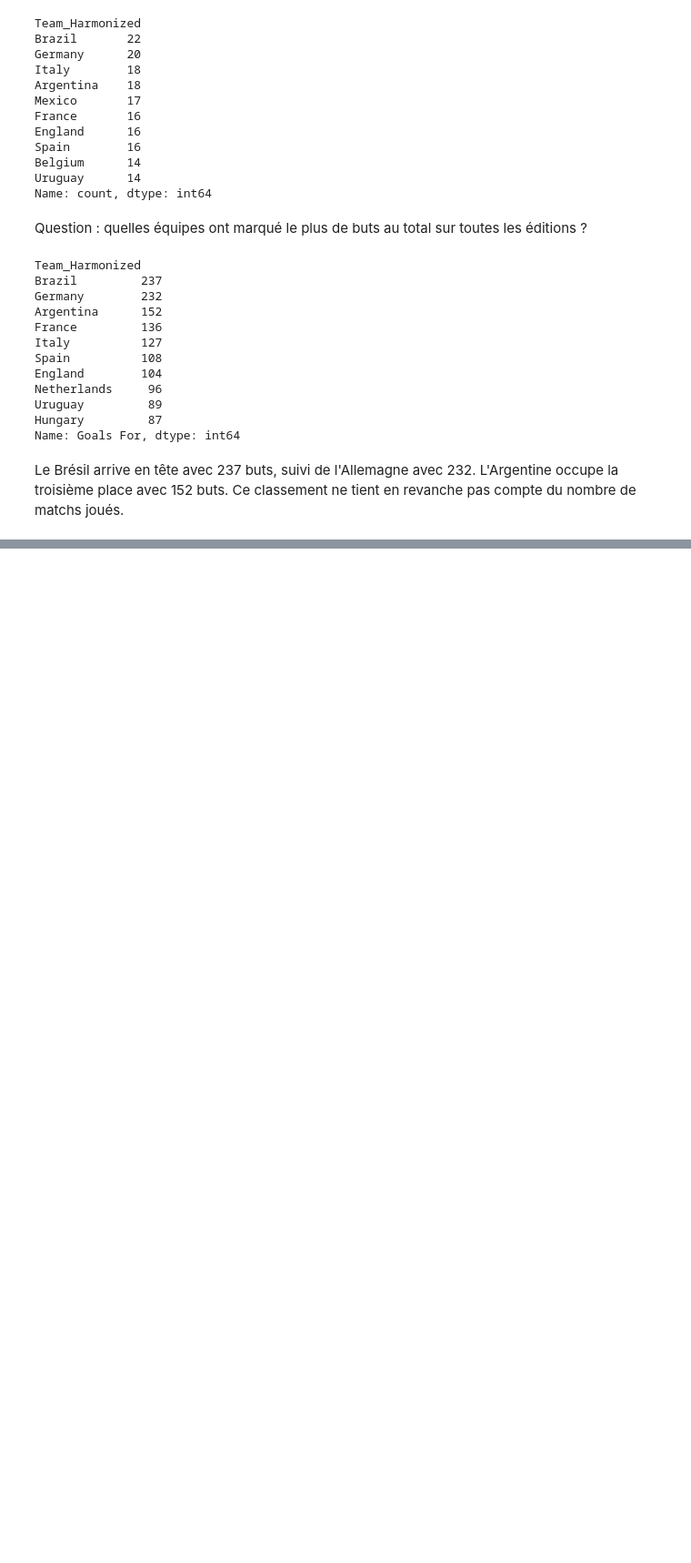
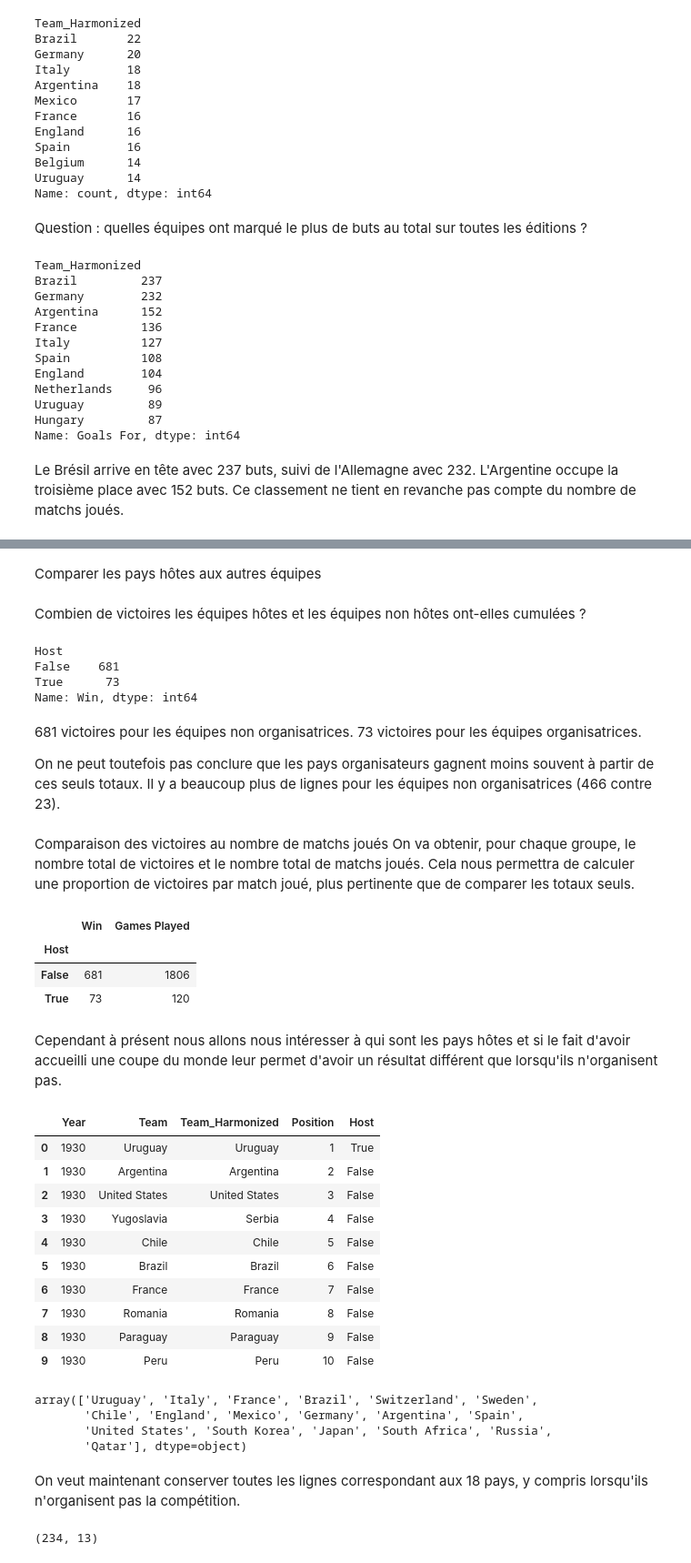
Before and after one commit to Chrilap95/Projet-fil-rouge, a Jupyter notebook: notebooks/03_analyse_fifa.ipynb, the cells around one changed output, grey strips where cells are left out. Shown at 91% size. Drawn from its saved outputs; the diff is of its cells as text; code cells hidden in the pictures; blank space fills up the shorter version.

Commit message:
Analyse comparative des pays hotes

```diff
--- a/notebooks/03_analyse_fifa.ipynb
+++ b/notebooks/03_analyse_fifa.ipynb
@@ -104,0 +201,61 @@ Le Brésil arrive en tête avec 237 buts, suivi de l'Allemagne avec 232. L'Argen
+# %% [markdown]
+Comparer les pays hôtes aux autres équipes
+# %% [markdown]
+Combien de victoires les équipes hôtes et les équipes non hôtes ont-elles cumulées ?
+# %%
+df_fifa.groupby("Host")["Win"].sum()
+# %% [output]
+Host
+False    681
+True      73
+Name: Win, dtype: int64
+# %% [markdown]
+681 victoires pour les équipes non organisatrices.
+73 victoires pour les équipes organisatrices.
+
+On ne peut toutefois pas conclure que les pays organisateurs gagnent moins souvent à partir de ces seuls totaux. Il y a beaucoup plus de lignes pour les équipes non organisatrices (466 contre 23).
+# %% [markdown]
+Comparaison des victoires au nombre de matchs joués
+On va obtenir, pour chaque groupe, le nombre total de victoires et le nombre total de matchs joués. Cela nous permettra de calculer une proportion de victoires par match joué, plus pertinente que de comparer les totaux seuls.
+# %%
+df_fifa.groupby("Host")[["Win", "Games Played"]].sum()
+# %% [output]
+|  | Win | Games Played |
+| Host |  |  |
+| False | 681 | 1806 |
+| True | 73 | 120 |
+# %% [markdown]
+Cependant à présent nous allons nous intéresser à qui sont les pays hôtes et si le fait d'avoir accueilli une coupe du monde leur permet d'avoir un résultat différent que lorsqu'ils n'organisent pas.
+# %%
+df_fifa[["Year", "Team", "Team_Harmonized", "Position", "Host"]].head(10)
+# %% [output]
+|  | Year | Team | Team_Harmonized | Position | Host |
+| 0 | 1930 | Uruguay | Uruguay | 1 | True |
+| 1 | 1930 | Argentina | Argentina | 2 | False |
+| 2 | 1930 | United States | United States | 3 | False |
+| 3 | 1930 | Yugoslavia | Serbia | 4 | False |
+| 4 | 1930 | Chile | Chile | 5 | False |
+| 5 | 1930 | Brazil | Brazil | 6 | False |
+| 6 | 1930 | France | France | 7 | False |
+| 7 | 1930 | Romania | Romania | 8 | False |
+| 8 | 1930 | Paraguay | Paraguay | 9 | False |
+| 9 | 1930 | Peru | Peru | 10 | False |
+# %%
+pays_hotes = df_fifa.loc[df_fifa["Host"], "Team_Harmonized"].unique()
+
+pays_hotes
+# %% [output]
+array(['Uruguay', 'Italy', 'France', 'Brazil', 'Switzerland', 'Sweden',
+       'Chile', 'England', 'Mexico', 'Germany', 'Argentina', 'Spain',
+       'United States', 'South Korea', 'Japan', 'South Africa', 'Russia',
+       'Qatar'], dtype=object)
+# %% [markdown]
+On veut maintenant conserver toutes les lignes correspondant aux 18 pays, y compris lorsqu'ils n'organisent pas la compétition.
+# %%
+df_pays_hotes = df_fifa[
+    df_fifa["Team_Harmonized"].isin(pays_hotes)
+]
+
+df_pays_hotes.shape
+# %% [output]
+(234, 13)
```
Also changed, not shown: parts of 13 cells of this notebook.
